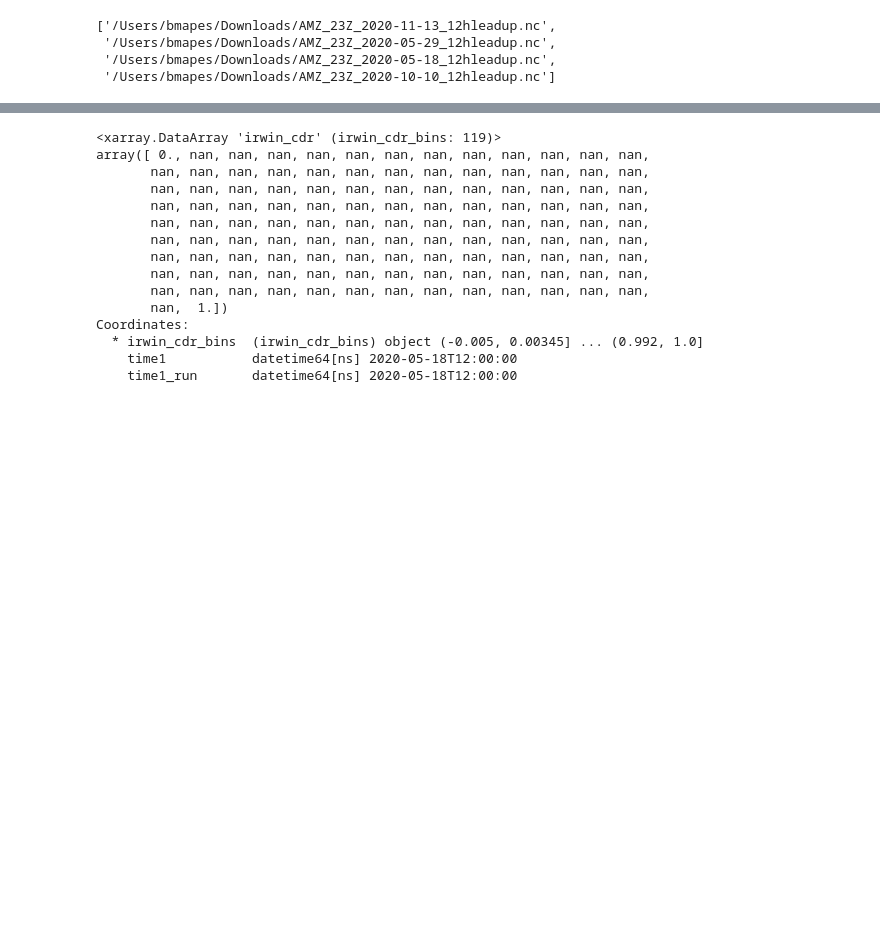
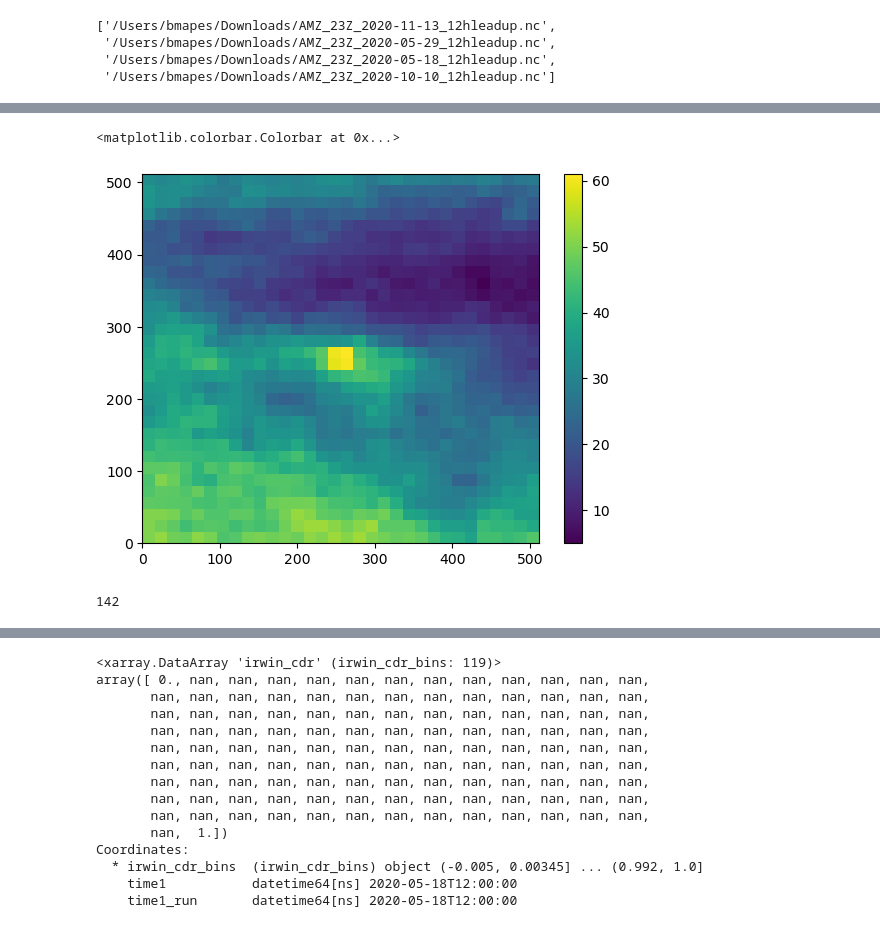
Before and after one commit to ATMOcanes/ATM651, a Jupyter notebook: Jupyter_Notebooks_Python/Entropy_of_IRpatterns.ipynb, the cells around one changed output, grey strips where cells are left out. Drawn from its saved outputs; the diff is of its cells as text; code cells hidden in the pictures; blank space fills up the shorter version.

```diff
--- a/Jupyter_Notebooks_Python/Entropy_of_IRpatterns.ipynb
+++ b/Jupyter_Notebooks_Python/Entropy_of_IRpatterns.ipynb
@@ -145,0 +140,11 @@ quint1 = np.sort( np.ravel( sq.values) )[sq.size//5]     # 1/5 of area
+# %%
+# at time 5 it should all be 1 in the center, right?
+
+plt.pcolormesh(SPCZ_active16_time3); plt.colorbar()
+# %% [output]
+<matplotlib.colorbar.Colorbar at 0x...>
+[figure, added]
+# %%
+len(fnames)
+# %% [output]
+142
```
Also changed, not shown: parts of 20 cells of this notebook.
